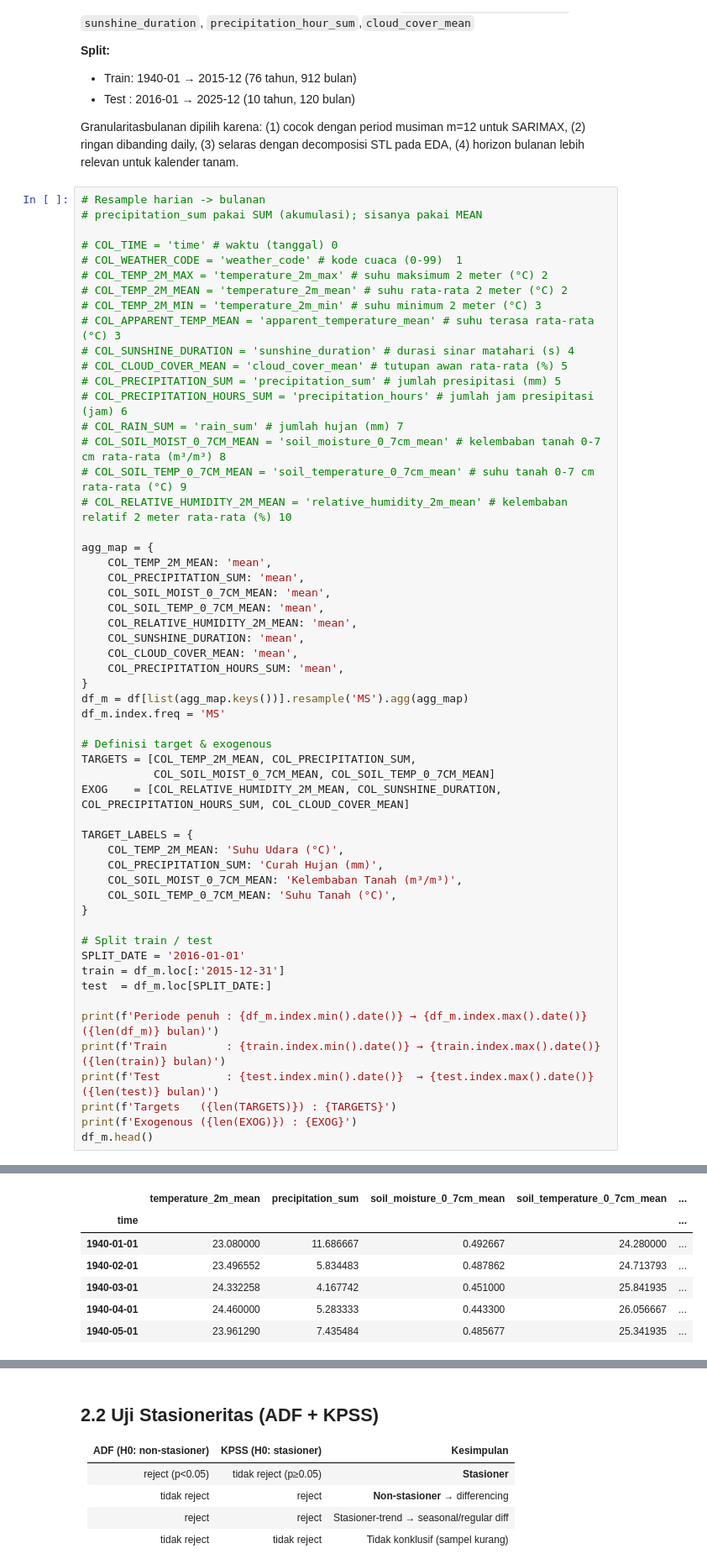
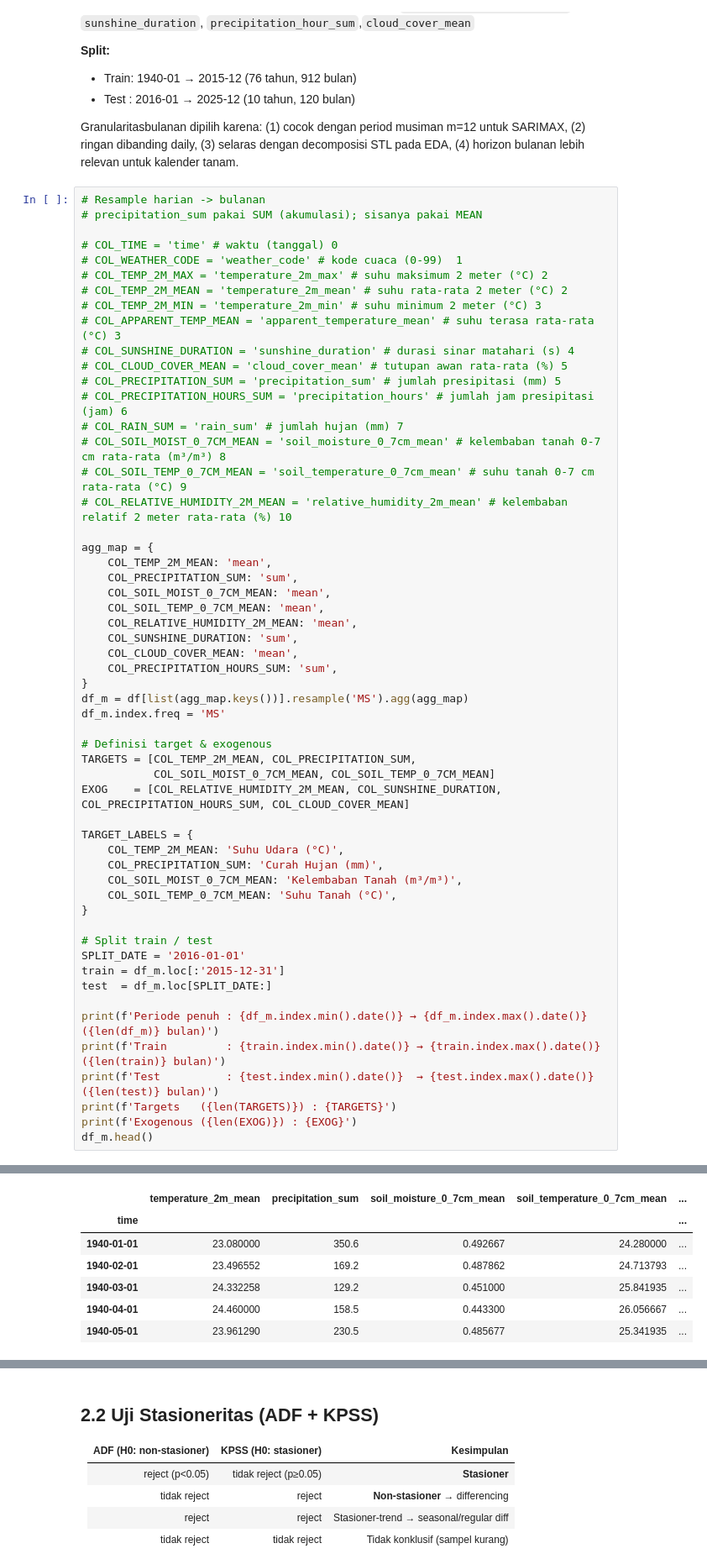
Before and after one commit to AghnatHs/climate-forecasting-support-for-planting-calendar-daming2026-k1p6, a Jupyter notebook: 02_Feature_Engineering.ipynb, the cells around one changed output, grey strips where cells are left out. Shown at 84% size. Cells and saved outputs as stored; diff of their text form.

```diff
--- a/02_Feature_Engineering.ipynb
+++ b/02_Feature_Engineering.ipynb
@@ -114,13 +114,13 @@ Granularitasbulanan dipilih karena: (1) cocok dengan period musiman m=12 untuk S
 
 agg_map = {
     COL_TEMP_2M_MEAN: 'mean',
-    COL_PRECIPITATION_SUM: 'mean',
+    COL_PRECIPITATION_SUM: 'sum',
     COL_SOIL_MOIST_0_7CM_MEAN: 'mean',
     COL_SOIL_TEMP_0_7CM_MEAN: 'mean',
     COL_RELATIVE_HUMIDITY_2M_MEAN: 'mean',
-    COL_SUNSHINE_DURATION: 'mean',
+    COL_SUNSHINE_DURATION: 'sum',
     COL_CLOUD_COVER_MEAN: 'mean',
-    COL_PRECIPITATION_HOURS_SUM: 'mean',
+    COL_PRECIPITATION_HOURS_SUM: 'sum',
 }
 df_m = df[list(agg_map.keys())].resample('MS').agg(agg_map)
 df_m.index.freq = 'MS'
@@ -129,35 +129,35 @@ df_m.index.freq = 'MS'
 TARGETS = [COL_TEMP_2M_MEAN, COL_PRECIPITATION_SUM,
            COL_SOIL_MOIST_0_7CM_MEAN, COL_SOIL_TEMP_0_7CM_MEAN]
 EXOG    = [COL_RELATIVE_HUMIDITY_2M_MEAN, COL_SUNSHINE_DURATION, COL_PRECIPITATION_HOURS_SUM, COL_CLOUD_COVER_MEAN]
 
 TARGET_LABELS = {
     COL_TEMP_2M_MEAN: 'Suhu Udara (°C)',
     COL_PRECIPITATION_SUM: 'Curah Hujan (mm)',
     COL_SOIL_MOIST_0_7CM_MEAN: 'Kelembaban Tanah (m³/m³)',
     COL_SOIL_TEMP_0_7CM_MEAN: 'Suhu Tanah (°C)',
 }
 
 # Split train / test
 SPLIT_DATE = '2016-01-01'
 train = df_m.loc[:'2015-12-31']
 test  = df_m.loc[SPLIT_DATE:]
 
 print(f'Periode penuh : {df_m.index.min().date()} → {df_m.index.max().date()}  ({len(df_m)} bulan)')
 print(f'Train         : {train.index.min().date()} → {train.index.max().date()}  ({len(train)} bulan)')
 print(f'Test          : {test.index.min().date()}  → {test.index.max().date()}  ({len(test)} bulan)')
 print(f'Targets   ({len(TARGETS)}) : {TARGETS}')
 print(f'Exogenous ({len(EXOG)}) : {EXOG}')
 df_m.head()
 # %% [output]
 Periode penuh : 1940-01-01 → 2025-12-01  (1032 bulan)
 Train         : 1940-01-01 → 2015-12-01  (912 bulan)
 Test          : 2016-01-01  → 2025-12-01  (120 bulan)
 Targets   (4) : ['temperature_2m_mean', 'precipitation_sum', 'soil_moisture_0_7cm_mean', 'soil_temperature_0_7cm_mean']
 Exogenous (4) : ['relative_humidity_2m_mean', 'sunshine_duration', 'precipitation_hours', 'cloud_cover_mean']
 |  | temperature_2m_mean | precipitation_sum | soil_moisture_0_7cm_mean | soil_temperature_0_7cm_mean | ... |
 | time |  |  |  |  | ... |
-| 1940-01-01 | 23.080000 | 11.686667 | 0.492667 | 24.280000 | ... |
-| 1940-02-01 | 23.496552 | 5.834483 | 0.487862 | 24.713793 | ... |
-| 1940-03-01 | 24.332258 | 4.167742 | 0.451000 | 25.841935 | ... |
-| 1940-04-01 | 24.460000 | 5.283333 | 0.443300 | 26.056667 | ... |
-| 1940-05-01 | 23.961290 | 7.435484 | 0.485677 | 25.341935 | ... |
+| 1940-01-01 | 23.080000 | 350.6 | 0.492667 | 24.280000 | ... |
+| 1940-02-01 | 23.496552 | 169.2 | 0.487862 | 24.713793 | ... |
+| 1940-03-01 | 24.332258 | 129.2 | 0.451000 | 25.841935 | ... |
+| 1940-04-01 | 24.460000 | 158.5 | 0.443300 | 26.056667 | ... |
+| 1940-05-01 | 23.961290 | 230.5 | 0.485677 | 25.341935 | ... |
```
Also changed, not shown: parts of 8 cells of this notebook, 2 other files.
